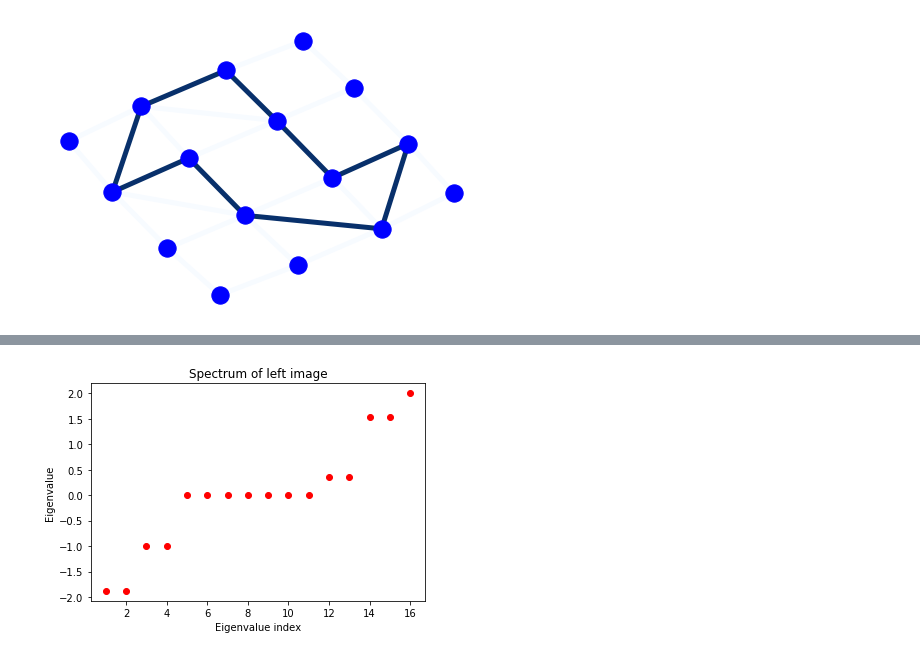
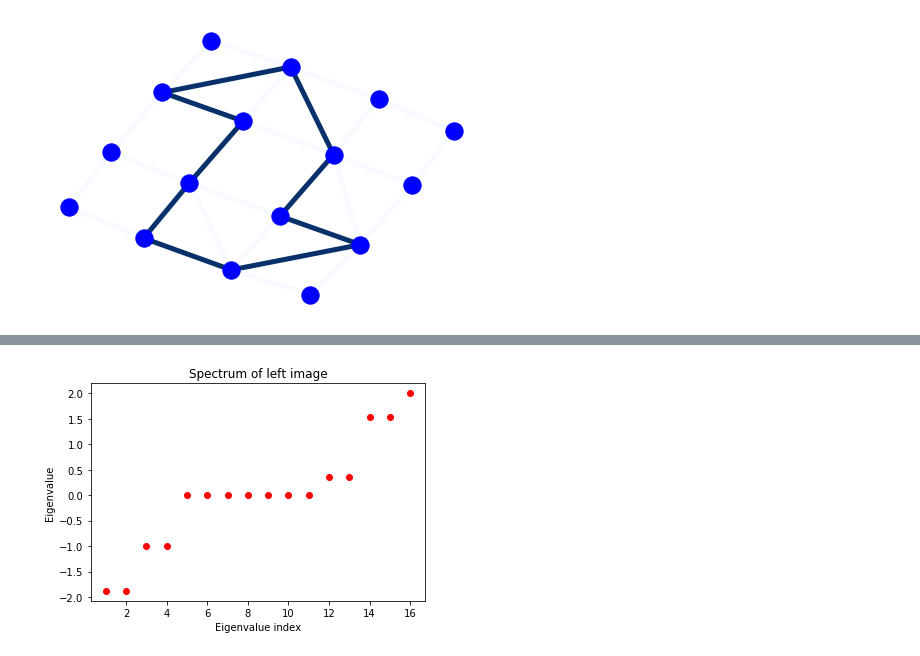
Before and after one commit to ShabaniLab/CircuitQEDLattices, a Jupyter notebook: PhaseTransition.ipynb, the cells around one changed output, grey strips where cells are left out. Drawn from its saved outputs; the diff is of its cells as text; code cells hidden in the pictures.

```diff
--- a/PhaseTransition.ipynb
+++ b/PhaseTransition.ipynb
@@ -11,31 +11,32 @@ Image from https://commons.wikimedia.org/wiki/File:Isospectral_drums.svg
 # %%
 # left image from above, edges are resonators
 
 # make all hopping terms zero
 g_l = nx.grid_graph([4,4])
-pos = nx.spring_layout(g_l)
+sd = 2 # seed for layout
+pos = nx.spring_layout(g_l, seed = sd)
 edge_list = [e for e in g_l.edges]
 for i in range(0, len(edge_list)):
     g_l[edge_list[i][0]][edge_list[i][1]]['weight'] = 0
 
 # fill in hopping terms for right image, keep at 0
 hop_list_r = [((0,3),(1,3)),((1,3),(1,2)),((1,2),(2,2)), ((2,2),(3,1)), ((3,1),(2,1)), ((2,1),(2,0)),
              ((2,0),(1,1)),((1,1),(0,2)), ((0,2),(0,3))]
 g_l.add_edges_from(hop_list_r)
 for i in range(0, len(hop_list_r)):
     g_l[hop_list_r[i][0]][hop_list_r[i][1]]['weight'] = 0
 
 # fill in hopping terms for left image, make them 1
 hop_list_l = [((0,2),(1,3)), ((1,3),(1,2)), ((1,2),(2,2)), ((2,2),(3,2)), ((3,2),(3,1)),
            ((3,1),(2,0)), ((2,0),(2,1)), ((2,1),(1,1)), ((1,1),(0,2))]
 g_l.add_edges_from(hop_list_l)
 for i in range(0, len(hop_list_l)):
     g_l[hop_list_l[i][0]][hop_list_l[i][1]]['weight'] = 1
 
 edges,weights = zip(*nx.get_edge_attributes(g_l,'weight').items())
 nx.draw(g_l, pos, node_color='b', edgelist=edges, edge_color=weights, width=5, edge_cmap=plt.cm.Blues)
 # %% [output]
-[figure, old version]
+[figure, new version]
 # %%
 # right image from above, edges are resonators
 
```
Also changed, not shown: parts of 17 cells of this notebook.
